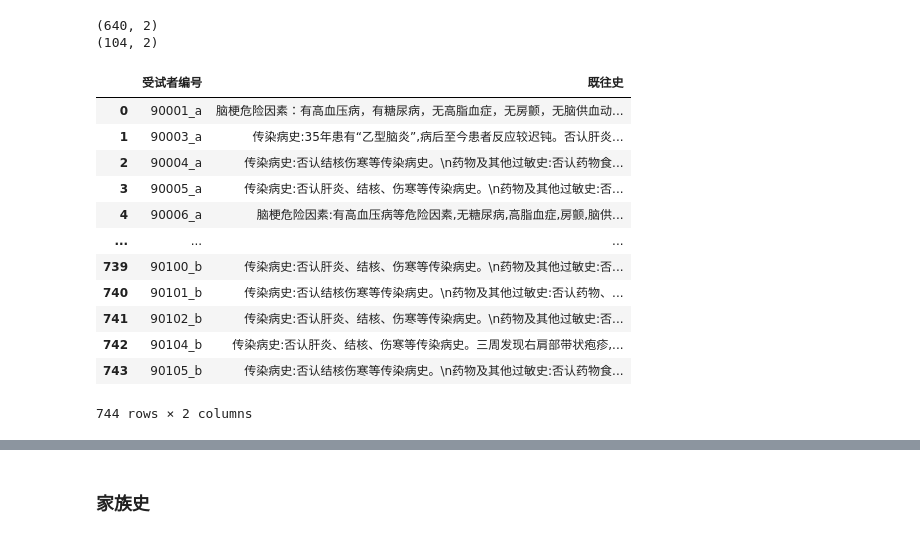
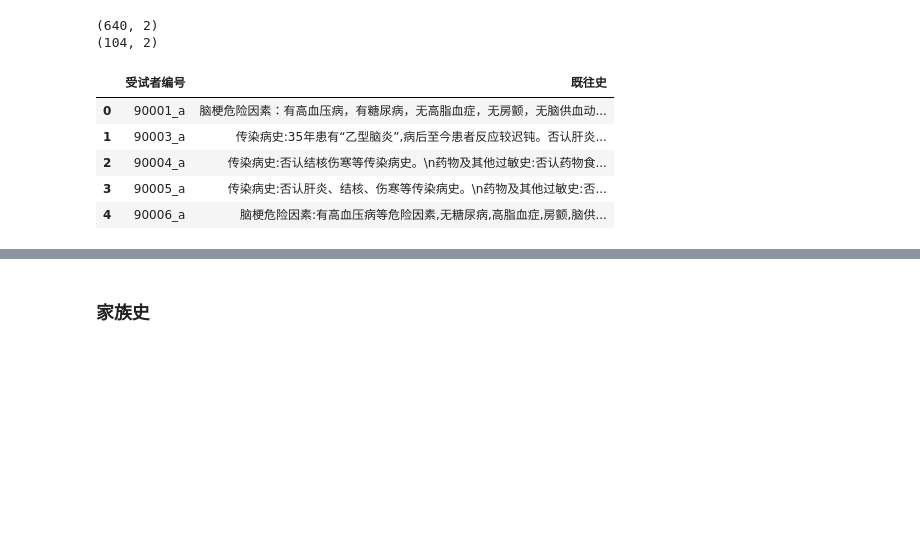
Before and after one commit to yuyongsheng1990/SUP_xinhua_hospital, a Jupyter notebook: processed_data.ipynb, the cells around one changed output, grey strips where cells are left out. Saved outputs shown, nothing was run; the diff lists cells and outputs as text; code cells hidden in the pictures; blank space fills up the shorter version.

```diff
--- a/processed_data.ipynb
+++ b/processed_data.ipynb
@@ -996,18 +1039,11 @@ print(df_past_history_2.shape)
 (640, 2)
 (104, 2)
 # %%
-df_past_history
+df_past_history.head()
 # %% [output]
 |  | 受试者编号 | 既往史 |
 | 0 | 90001_a | 脑梗危险因素：有高血压病，有糖尿病，无高脂血症，无房颤，无脑供血动... |
 | 1 | 90003_a | 传染病史:35年患有“乙型脑炎”,病后至今患者反应较迟钝。否认肝炎... |
 | 2 | 90004_a | 传染病史:否认结核伤寒等传染病史。\n药物及其他过敏史:否认药物食... |
 | 3 | 90005_a | 传染病史:否认肝炎、结核、伤寒等传染病史。\n药物及其他过敏史:否... |
 | 4 | 90006_a | 脑梗危险因素:有高血压病等危险因素,无糖尿病,高脂血症,房颤,脑供... |
-| ... | ... | ... |
-| 739 | 90100_b | 传染病史:否认肝炎、结核、伤寒等传染病史。\n药物及其他过敏史:否... |
-| 740 | 90101_b | 传染病史:否认结核伤寒等传染病史。\n药物及其他过敏史:否认药物、... |
-| 741 | 90102_b | 传染病史:否认肝炎、结核、伤寒等传染病史。\n药物及其他过敏史:否... |
-| 742 | 90104_b | 传染病史:否认肝炎、结核、伤寒等传染病史。三周发现右肩部带状疱疹,... |
-| 743 | 90105_b | 传染病史:否认结核伤寒等传染病史。\n药物及其他过敏史:否认药物食... |
-744 rows × 2 columns
```
Also changed, not shown: parts of 219 cells of this notebook, 2 other files.
